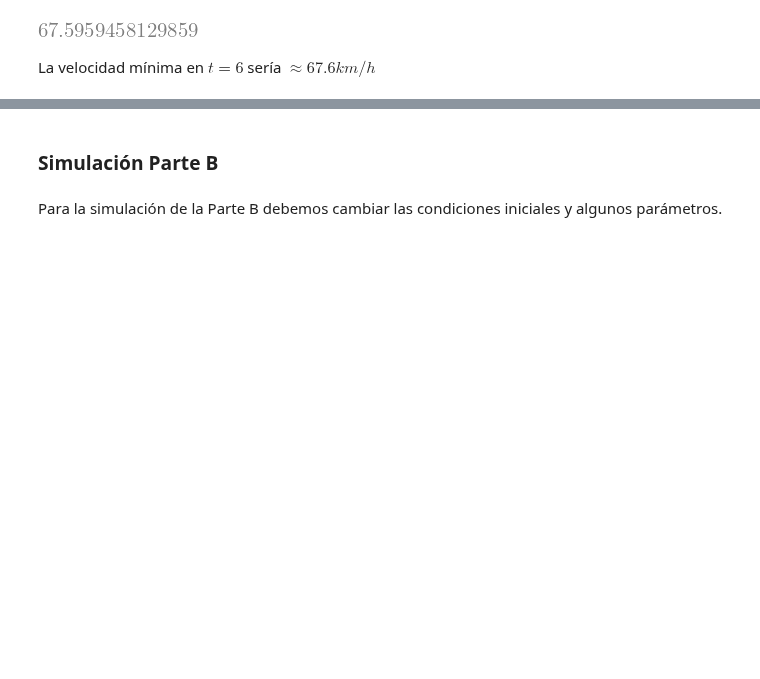
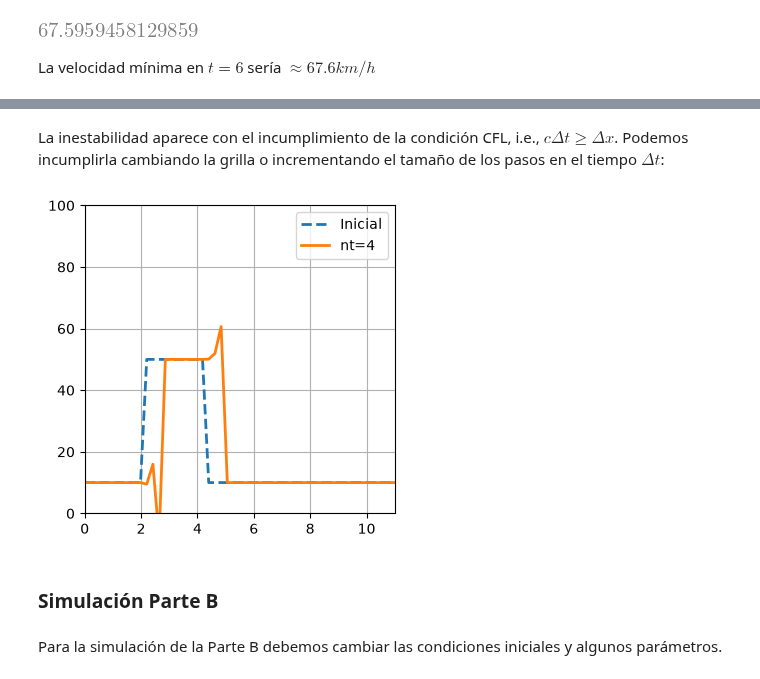
Before and after one commit to isedaniel/sistemas, a Jupyter notebook: src/3/simulacion/tp_PDE/Trabajo Practico 2.ipynb, the cells around one changed output, grey strips where cells are left out. Saved outputs shown, nothing was run; the diff lists cells and outputs as text; code cells hidden in the pictures; blank space fills up the shorter version.

```diff
--- a/src/3/simulacion/tp_PDE/Trabajo Practico 2.ipynb
+++ b/src/3/simulacion/tp_PDE/Trabajo Practico 2.ipynb
@@ -220,3 +259,27 @@ La velocidad mínima en $t=6$ sería $\approx 67.6 km/h$
+# %% [markdown]
+La inestabilidad aparece con el incumplimiento de la condición CFL, i.e., $c\Delta t \geq \Delta x$. Podemos incumplirla cambiando la grilla o incrementando el tamaño de los pasos en el tiempo $\Delta t$:
+# %%
+# Planteamos un dt que incumpla CFL
+dt = .004
+nt = int(1.0 / (dt * 60.0))
+
+rho = rho0.copy()
+for n in range(1, nt):
+    rhon = rho.copy()
+    rho[1:] = rhon[1:] - dt/dx * (F(rhon[1:]) - F(rhon[:-1]))
+    rho[0] = 10
+
+plt.figure(figsize=(4.0,4.0))
+plt.grid()
+plt.plot(x,rho0,label='Inicial',
+            color='C0',linestyle='--',linewidth=2)
+plt.plot(x,rho,label=f'nt={nt}',
+            color='C1',linestyle='-',linewidth=2)
+plt.legend()
+plt.xlim(0.0,L)
+plt.ylim(0.0,100);
+# %% [output]
+[figure, added]
 # %% [markdown]
 ### Simulación Parte B
 # %% [markdown]
```
Also changed, not shown: parts of 29 cells of this notebook.
